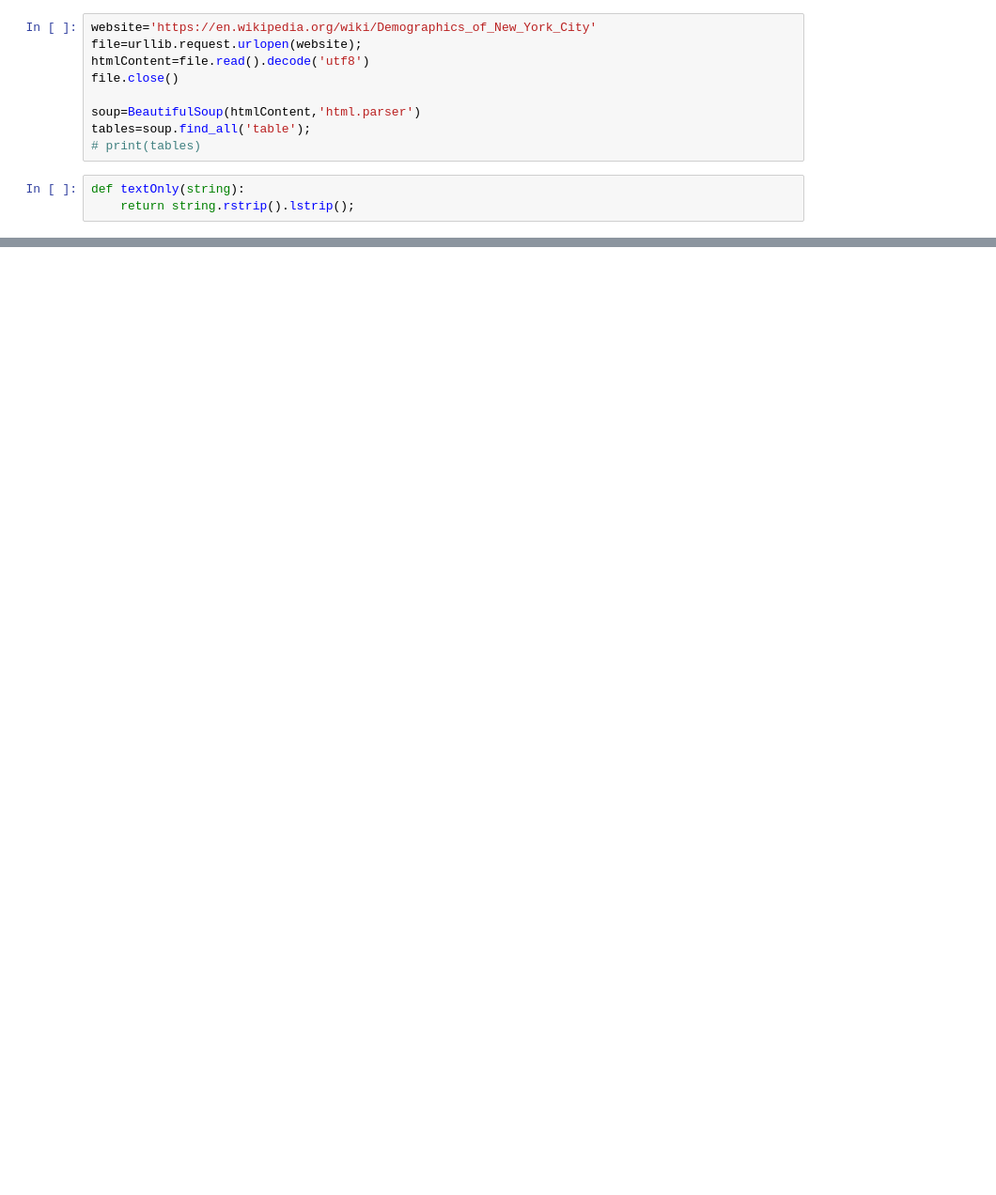
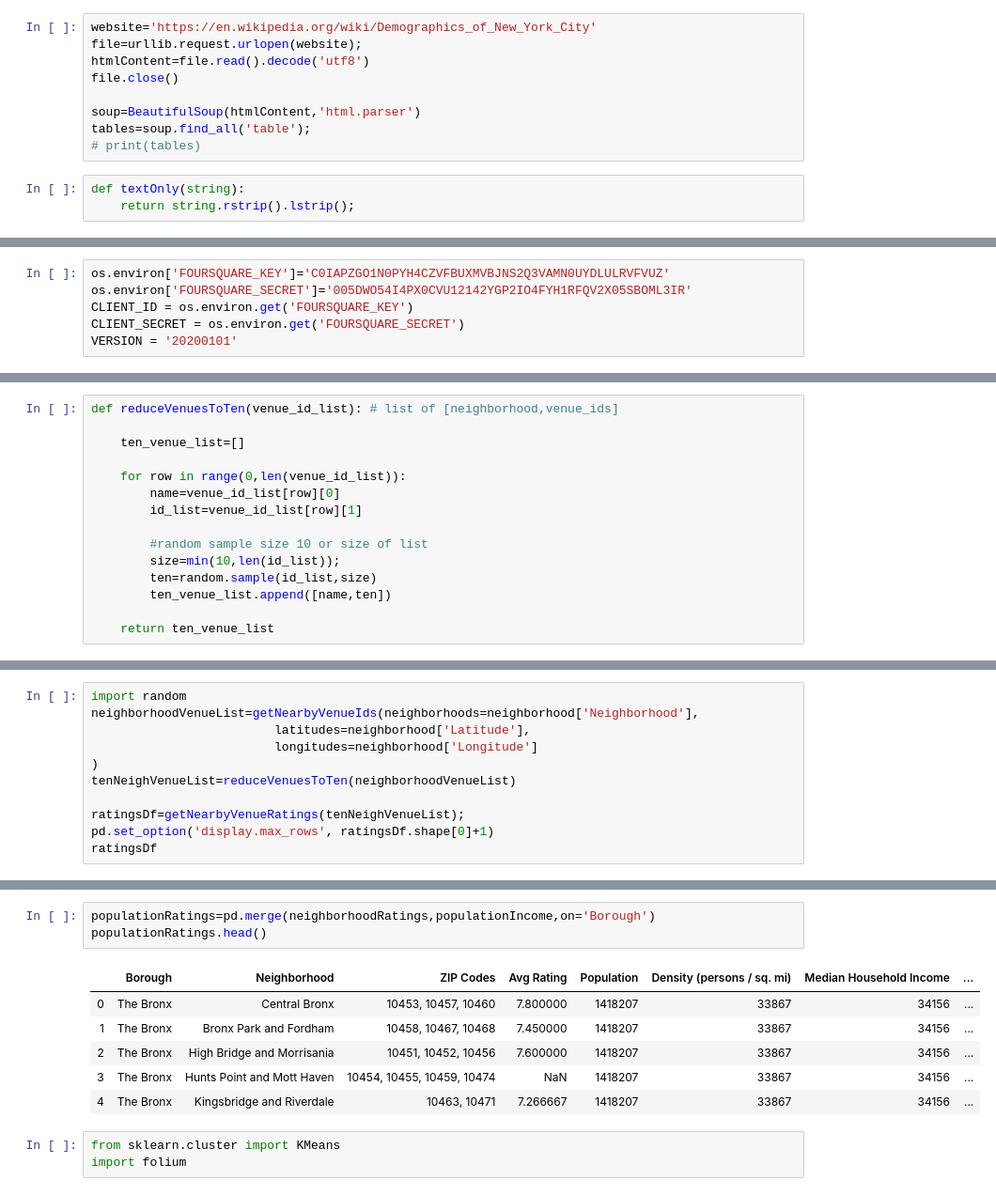
Before and after one commit to tlwang179/battle-of-the-neighbors, a Jupyter notebook: NYC_demographic_venue_ratings.ipynb, the cells around one changed output, grey strips where cells are left out. Shown at 94% size. Drawn from its saved outputs; the diff is of its cells as text; blank space fills up the shorter version.

```diff
--- a/NYC_demographic_venue_ratings.ipynb
+++ b/NYC_demographic_venue_ratings.ipynb
@@ -79,0 +182,6 @@ print(tables[6])
+# %%
+os.environ['FOURSQUARE_KEY']='C0IAPZGO1N0PYH4CZVFBUXMVBJNS2Q3VAMN0UYDLULRVFVUZ'
+os.environ['FOURSQUARE_SECRET']='005DWO54I4PX0CVU12142YGP2IO4FYH1RFQV2X05SBOML3IR'
+CLIENT_ID = os.environ.get('FOURSQUARE_KEY')
+CLIENT_SECRET = os.environ.get('FOURSQUARE_SECRET')
+VERSION = '20200101'
@@ -79,0 +221,15 @@ print(tables[6])
+# %%
+def reduceVenuesToTen(venue_id_list): # list of [neighborhood,venue_ids]
+
+    ten_venue_list=[]
+
+    for row in range(0,len(venue_id_list)):
+        name=venue_id_list[row][0]
+        id_list=venue_id_list[row][1]
+
+        #random sample size 10 or size of list
+        size=min(10,len(id_list));
+        ten=random.sample(id_list,size)
+        ten_venue_list.append([name,ten])
+
+    return ten_venue_list
@@ -79,0 +268,11 @@ print(tables[6])
+# %%
+import random
+neighborhoodVenueList=getNearbyVenueIds(neighborhoods=neighborhood['Neighborhood'],
+                         latitudes=neighborhood['Latitude'],
+                         longitudes=neighborhood['Longitude']
+)
+tenNeighVenueList=reduceVenuesToTen(neighborhoodVenueList)
+
+ratingsDf=getNearbyVenueRatings(tenNeighVenueList);
+pd.set_option('display.max_rows', ratingsDf.shape[0]+1)
+ratingsDf
@@ -79,0 +307,13 @@ print(tables[6])
+# %%
+populationRatings=pd.merge(neighborhoodRatings,populationIncome,on='Borough')
+populationRatings.head()
+# %% [output]
+|  | Borough | Neighborhood | ZIP Codes | Avg Rating | Population | Density (persons / sq. mi) | Median Household Income | ... |
+| 0 | The Bronx | Central Bronx | 10453, 10457, 10460 | 7.800000 | 1418207 | 33867 | 34156 | ... |
+| 1 | The Bronx | Bronx Park and Fordham | 10458, 10467, 10468 | 7.450000 | 1418207 | 33867 | 34156 | ... |
+| 2 | The Bronx | High Bridge and Morrisania | 10451, 10452, 10456 | 7.600000 | 1418207 | 33867 | 34156 | ... |
+| 3 | The Bronx | Hunts Point and Mott Haven | 10454, 10455, 10459, 10474 | NaN | 1418207 | 33867 | 34156 | ... |
+| 4 | The Bronx | Kingsbridge and Riverdale | 10463, 10471 | 7.266667 | 1418207 | 33867 | 34156 | ... |
+# %%
+from sklearn.cluster import KMeans
+import folium
```
Also changed, not shown: parts of 23 cells of this notebook.
